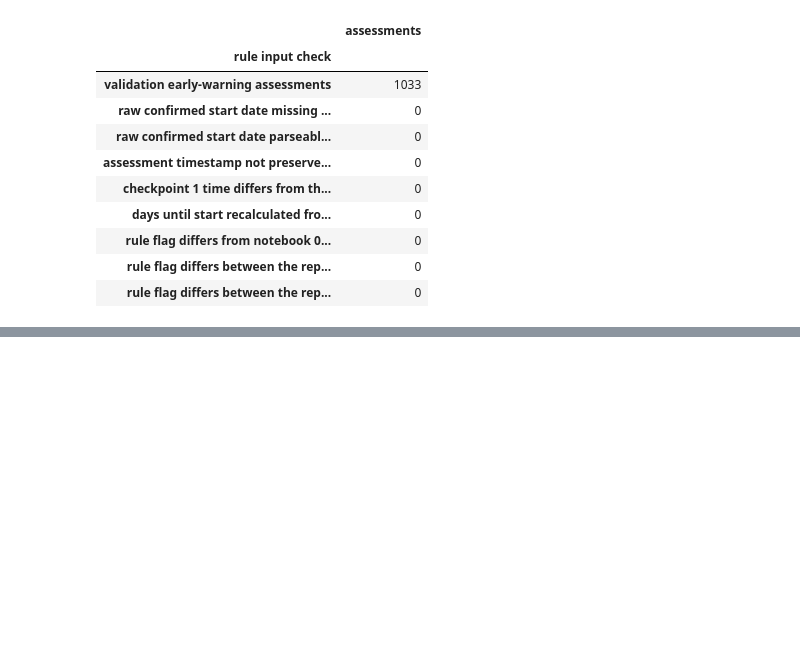
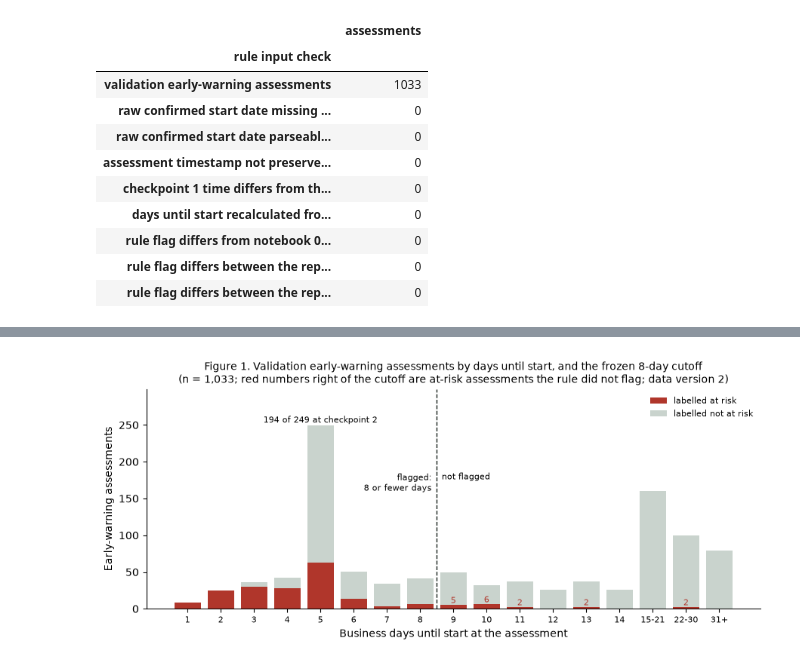
Before and after one commit to isabellemclean1001-blip/AIDA_Izzy_HR_Onboarding_Project-review, a Jupyter notebook: AIDA-1141/final-project/analysis/05_interpretation.ipynb, the cells around one changed output, grey strips where cells are left out. Drawn from its saved outputs; the diff is of its cells as text; code cells hidden in the pictures; blank space fills up the shorter version.

Commit message:
AIDA 1141 final project: notebook 05 parts 2-3, rule by days until start and comparison-model interpretation (data v2, in progress)

```diff
--- a/AIDA-1141/final-project/analysis/05_interpretation.ipynb
+++ b/AIDA-1141/final-project/analysis/05_interpretation.ipynb
@@ -297,0 +306,76 @@ assert (rule_audit.drop("validation early-warning assessments") == 0).all(), \
+# %%
+import matplotlib.pyplot as plt
+
+flagged = v["days_rule"].astype(bool)
+y = v["y"] == 1
+BANDS = [(d, d, str(d)) for d in range(1, 15)] + [(15, 21, "15-21"), (22, 30, "22-30"), (31, 999, "31+")]
+# The cutoff must fall between bands: no band may contain both 8 and 9 days
+assert all(not (lo <= DAYS_THRESHOLD < hi) for lo, hi, _ in BANDS), "A band straddles the rule's cutoff"
+band = pd.Series(pd.NA, index=v.index, dtype="string")
+for lo, hi, label in BANDS:
+    band[v["business_days_until_start"].between(lo, hi)] = label
+assert band.notna().all(), "Every assessment needs a days band"
+
+by_days = (v.assign(band=band, cp2=v["checkpoint"] == "checkpoint_2", at_risk=y, flagged=flagged)
+           .groupby("band", sort=False)
+           .agg(assessments=("assessment_id", "size"), checkpoint_2=("cp2", "sum"), at_risk=("at_risk", "sum"),
+                rule_flags_seen=("flagged", "unique")))
+by_days = by_days.reindex([label for _, _, label in BANDS])          # a band with no assessments gets zero counts
+for c in ["assessments", "checkpoint_2", "at_risk"]:
+    by_days[c] = by_days[c].fillna(0).astype(int)
+by_days["not_at_risk"] = by_days["assessments"] - by_days["at_risk"]
+by_days["at_risk_%"] = (100 * by_days["at_risk"] / by_days["assessments"]).where(by_days["assessments"] > 0)
+by_days["flagged_by_rule"] = [hi <= DAYS_THRESHOLD for _, hi, _ in BANDS]      # from the band bounds
+seen = by_days["rule_flags_seen"].dropna()
+assert all(list(f) == [by_days.at[b, "flagged_by_rule"]] for b, f in seen.items()), \
+    "The saved rule flags disagree with the band's position relative to the cutoff"
+by_days = by_days[["assessments", "checkpoint_2", "at_risk", "not_at_risk", "at_risk_%", "flagged_by_rule"]]
+by_days.index.name = "business_days_until_start"
+by_days.insert(0, "data_version", DATA_VERSION)
+by_days.to_csv(OUTPUT_DIR / "rule_by_days_validation.csv")
+
+# Coordinator view, per 100 early-warning assessments (same denominators as notebook 04)
+n = len(v)
+tasks = v.assign(flag=flagged).groupby("request_id").agg(at_risk=("y", "max"), flagged=("flag", "any"))
+coordinator = pd.Series({
+    "flagged": 100 * flagged.sum() / n, "flagged and labelled at risk": 100 * (flagged & y).sum() / n,
+    "flagged and labelled not at risk": 100 * (flagged & ~y).sum() / n,
+    "at risk and not flagged (missed at that assessment)": 100 * (~flagged & y).sum() / n}, name="per 100 assessments")
+print(f"Per 100 early-warning assessments, the rule flags {coordinator['flagged']:.0f}, including about "
+      f"{coordinator['flagged and labelled at risk']:.0f} labelled at risk; about "
+      f"{coordinator['at risk and not flagged (missed at that assessment)']:.1f} at-risk assessments per 100 are missed.")
+print(f"Task level: {int((tasks['at_risk'].astype(bool) & tasks['flagged']).sum())} of {int(tasks['at_risk'].sum())} "
+      f"at-risk validation tasks were flagged at least once.")
+display(coordinator.round(1).to_frame())
+display(by_days.drop(columns="data_version").round(1))
+
+# Figure 1: counts by days until start, split by outcome, with the frozen cutoff
+fig, ax = plt.subplots(figsize=(9, 4))
+x = np.arange(len(by_days))
+ax.bar(x, by_days["at_risk"], color="#b0362b", label="labelled at risk")
+ax.bar(x, by_days["not_at_risk"], bottom=by_days["at_risk"], color="#c9d3cd", label="labelled not at risk")
+cut = by_days.index.get_loc(str(DAYS_THRESHOLD)) + 0.5
+top = by_days["assessments"].max() * 1.2
+ax.set_ylim(0, top)
+ax.axvline(cut, color="#18221d", ls="--", lw=1)
+ax.text(cut - 0.15, top * 0.62, f"flagged:\n{DAYS_THRESHOLD} or fewer days", ha="right", va="top", fontsize=8)
+ax.text(cut + 0.15, top * 0.62, "not flagged", ha="left", va="top", fontsize=8)
+five = by_days.index.get_loc("5")
+ax.annotate(f"{by_days.loc['5', 'checkpoint_2']} of {by_days.loc['5', 'assessments']} at checkpoint 2",
+            (five, by_days.loc["5", "assessments"]), xytext=(0, 3), textcoords="offset points", ha="center", fontsize=8)
+missed = by_days.loc[~by_days["flagged_by_rule"], "at_risk"]
+for label, k in missed[missed > 0].items():
+    ax.annotate(str(k), (by_days.index.get_loc(label), k), xytext=(0, 2), textcoords="offset points",
+                ha="center", fontsize=8, color="#b0362b")
+ax.set_xticks(x, by_days.index, fontsize=8)
+ax.set_xlabel("Business days until start at the assessment")
+ax.set_ylabel("Early-warning assessments")
+ax.set_title("Figure 1. Validation early-warning assessments by days until start, and the frozen 8-day cutoff\n"
+             f"(n = {n:,}; red numbers right of the cutoff are at-risk assessments the rule did not flag; data version 2)",
+             fontsize=10)
+ax.legend(frameon=False, fontsize=8, loc="upper right")
+ax.spines[["top", "right"]].set_visible(False)
+fig.tight_layout()
+fig.savefig(OUTPUT_DIR / "rule_by_days_validation.png", dpi=150, bbox_inches="tight")
+plt.show()
+# %% [output]
@@ -297,0 +408 @@ assert (rule_audit.drop("validation early-warning assessments") == 0).all(), \
+[figure, added]
```
Also changed, not shown: parts of 7 cells of this notebook.
